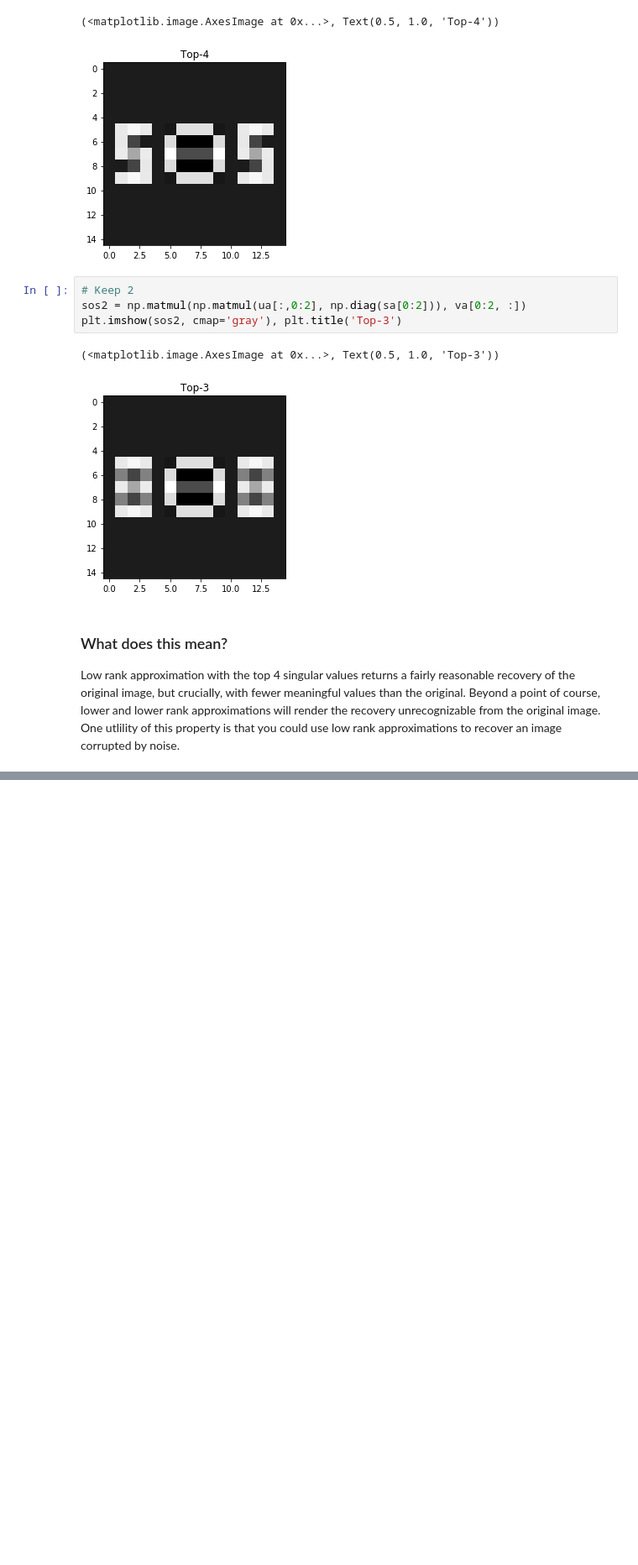
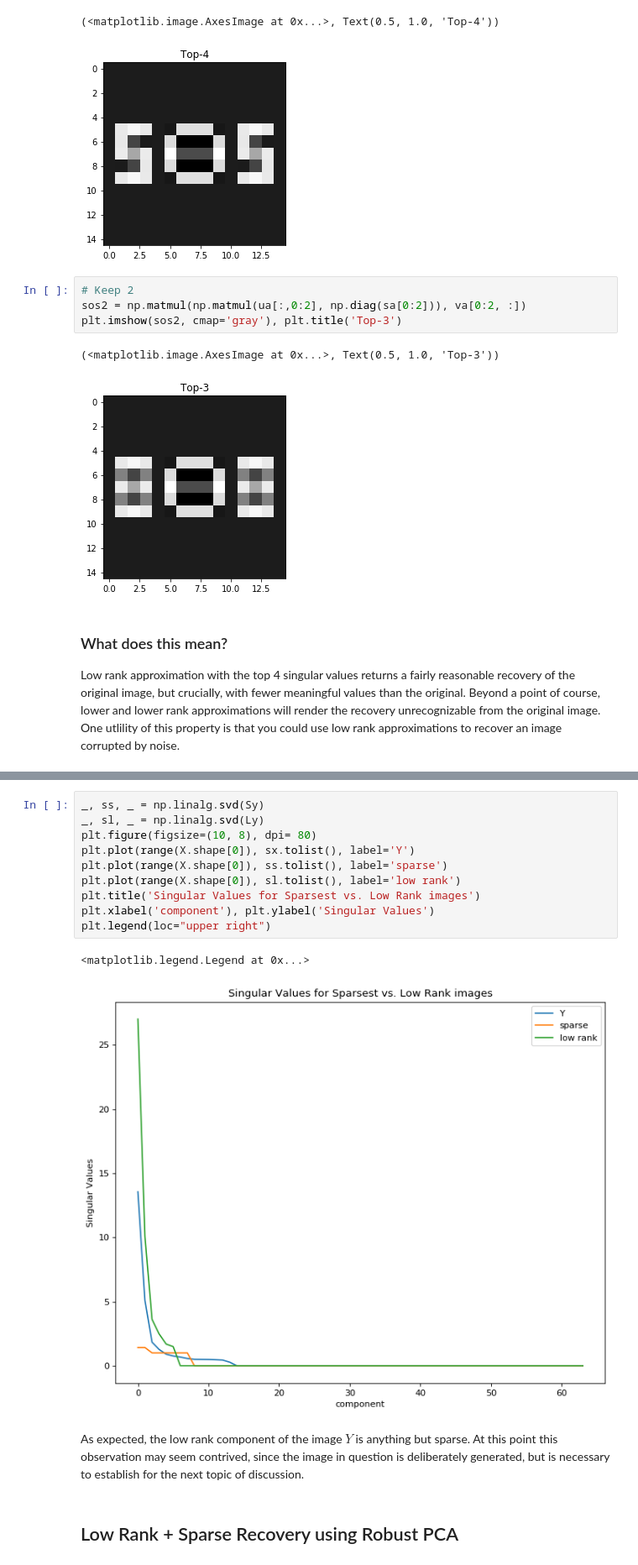
Before and after one commit to mythrandire/pyMSLRDecomp, a Jupyter notebook: mlrd_demo.ipynb, the cells around one changed output, grey strips where cells are left out. Shown at 84% size. Saved outputs shown, nothing was run; the diff lists cells and outputs as text; blank space fills up the shorter version.

```diff
--- a/mlrd_demo.ipynb
+++ b/mlrd_demo.ipynb
@@ -124,0 +158,17 @@ plt.legend(loc="upper right")
+# %%
+_, ss, _ = np.linalg.svd(Sy)
+_, sl, _ = np.linalg.svd(Ly)
+plt.figure(figsize=(10, 8), dpi= 80)
+plt.plot(range(X.shape[0]), sx.tolist(), label='Y')
+plt.plot(range(X.shape[0]), ss.tolist(), label='sparse')
+plt.plot(range(X.shape[0]), sl.tolist(), label='low rank')
+plt.title('Singular Values for Sparsest vs. Low Rank images')
+plt.xlabel('component'), plt.ylabel('Singular Values')
+plt.legend(loc="upper right")
+# %% [output]
+<matplotlib.legend.Legend at 0x...>
+[figure, added]
+# %% [markdown]
+As expected, the low rank component of the image $Y$ is anything but sparse. At this point this observation may seem contrived, since the image in question is deliberately generated, but is necessary to establish for the next topic of discussion.
+# %% [markdown]
+## Low Rank + Sparse Recovery using Robust PCA
```
Also changed, not shown: parts of 59 cells of this notebook.
